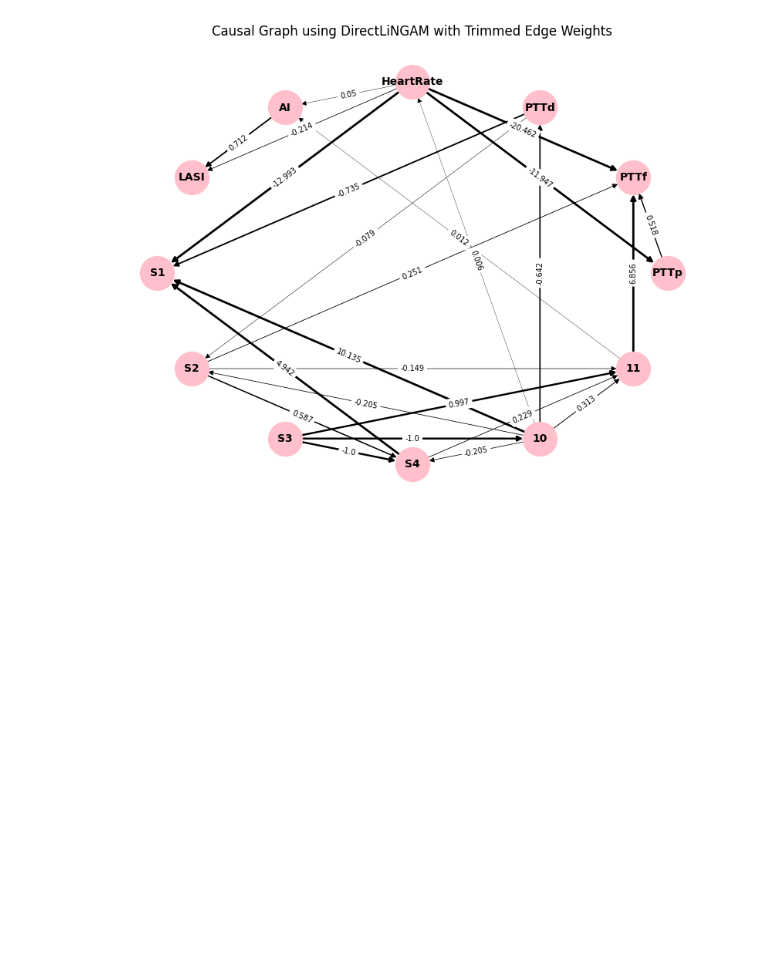
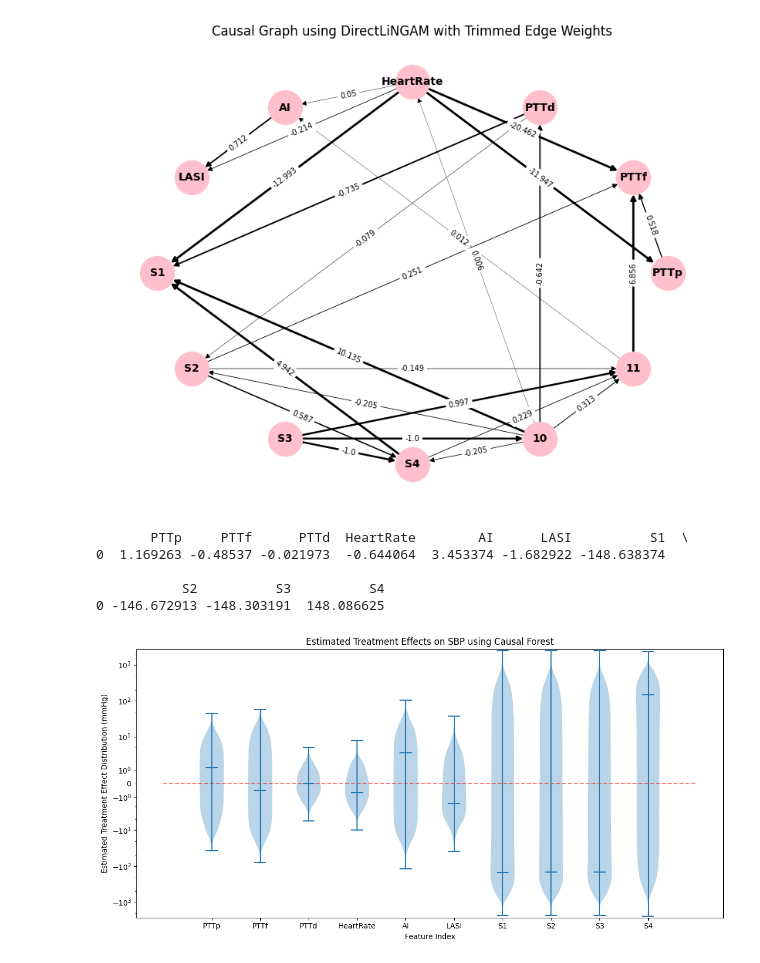
Before and after one commit to AniruthAnanth/CuffLessBloodPressureEstimation, a Jupyter notebook: main.ipynb, the cells around one changed output. Cells and saved outputs as stored; diff of their text form; code cells hidden in the pictures; blank space fills up the shorter version.

Commit message:
CATE estimation with causalforest dml

```diff
--- a/main.ipynb
+++ b/main.ipynb
@@ -334,3 +334,45 @@ plt.show()
 plt.close()
 # %% [output]
 [figure]
+# %%
+from econml.dml import CausalForestDML
+
+# Initialize the CausalForestDML model
+causal_forest_sbp = CausalForestDML(
+    model_t=RandomForestRegressor(n_estimators=100, random_state=42),
+    model_y=RandomForestRegressor(n_estimators=100, random_state=42),
+    discrete_treatment=False,
+    random_state=42
+)
+
+# Fit the model
+causal_forest_sbp.fit(Y=sbp.values, T=X.values, X=X.values, W=None)
+
+# Estimate treatment effects
+treatment_effects_sbp = causal_forest_sbp.const_marginal_effect(X=X.values)
+# %%
+treatment_effects_sbp_df = pd.DataFrame({
+    feature: np.mean(treatment_effects_sbp[:, i]) for i, feature in enumerate(X.columns)
+}, index=[0])
+
+print(treatment_effects_sbp_df)
+
+# Plotting the treatment effects as violin plots
+plt.figure(figsize=(12, 6))
+plt.hlines(y=0, xmin=0, xmax=len(X.columns) + 1, color='red', linestyle='--', label='Zero Effect', alpha=0.5)
+plt.violinplot([treatment_effects_sbp[:, i] for i in range(treatment_effects_sbp.shape[1])], showmeans=True)
+plt.xticks(ticks=range(1, len(X.columns) + 1), labels=X.columns, ha='center')
+plt.xlabel('Feature Index')
+plt.ylabel('Estimated Treatment Effect Distribution (mmHg)')
+plt.yscale('asinh')
+plt.title('Estimated Treatment Effects on SBP using Causal Forest')
+plt.tight_layout()
+plt.show()
+plt.close()
+# %% [output]
+       PTTp     PTTf      PTTd  HeartRate        AI      LASI          S1  \
+0  1.169263 -0.48537 -0.021973  -0.644064  3.453374 -1.682922 -148.638374
+
+           S2          S3          S4
+0 -146.672913 -148.303191  148.086625
+[figure, added]
```
Also changed, not shown: parts of 2 cells of this notebook.
